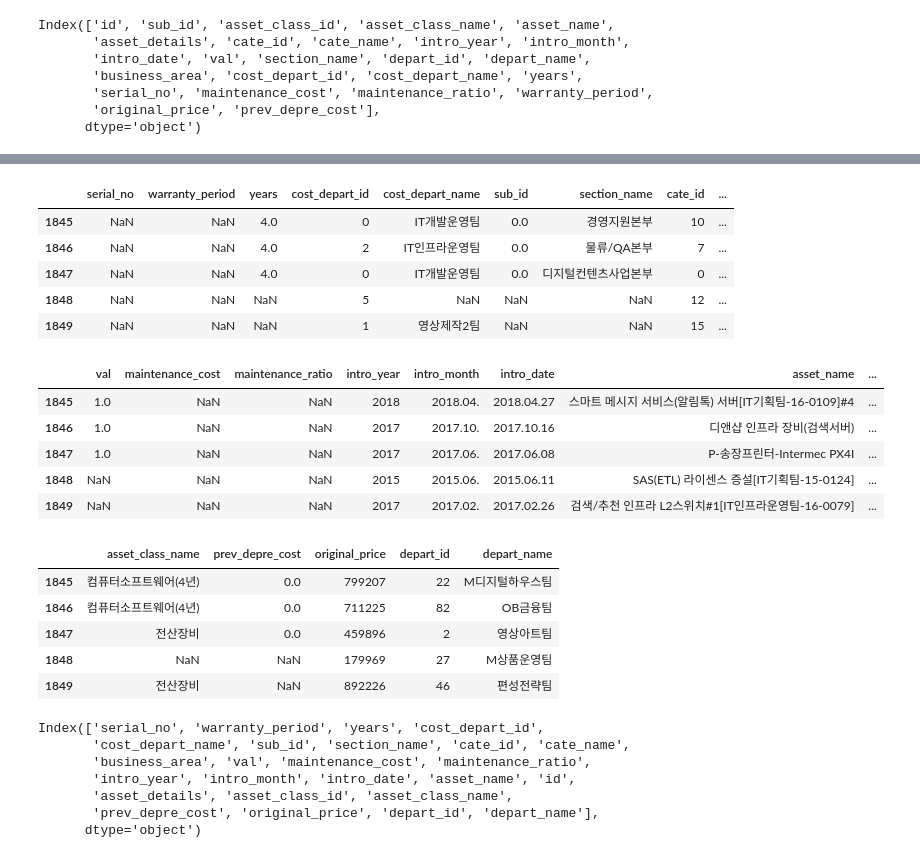
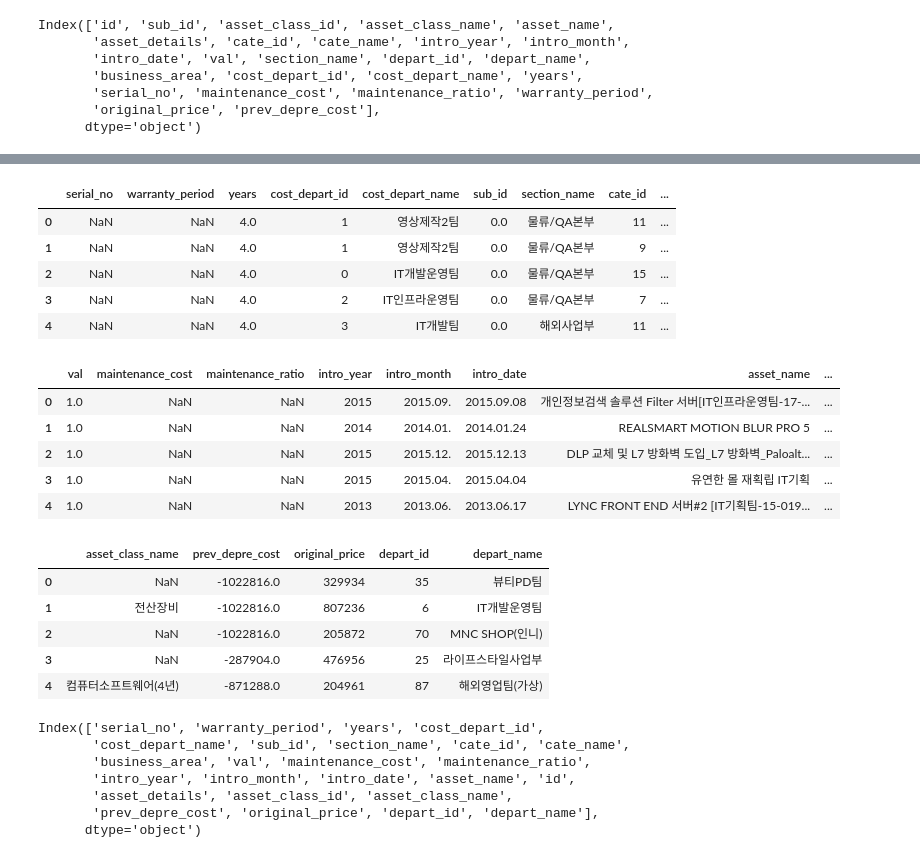
Before and after one commit to joonable/playground, a Jupyter notebook: depreciation_cost/depreciation_cost.ipynb, the cells around one changed output, grey strips where cells are left out. Cells and saved outputs as stored; diff of their text form; code cells hidden in the pictures.

```diff
--- a/depreciation_cost/depreciation_cost.ipynb
+++ b/depreciation_cost/depreciation_cost.ipynb
@@ -102,32 +102,32 @@ depart_name          1840 non-null object
 dtypes: float64(8), int64(6), object(11)
 memory usage: 375.8+ KB
 # %%
-df.loc[:, df.columns[:10]].tail()
+df.loc[:, df.columns[:10]].head()
 # %% [output]
 |  | serial_no | warranty_period | years | cost_depart_id | cost_depart_name | sub_id | section_name | cate_id | ... |
-| 1845 | NaN | NaN | 4.0 | 0 | IT개발운영팀 | 0.0 | 경영지원본부 | 10 | ... |
-| 1846 | NaN | NaN | 4.0 | 2 | IT인프라운영팀 | 0.0 | 물류/QA본부 | 7 | ... |
-| 1847 | NaN | NaN | 4.0 | 0 | IT개발운영팀 | 0.0 | 디지털컨텐츠사업본부 | 0 | ... |
-| 1848 | NaN | NaN | NaN | 5 | NaN | NaN | NaN | 12 | ... |
-| 1849 | NaN | NaN | NaN | 1 | 영상제작2팀 | NaN | NaN | 15 | ... |
+| 0 | NaN | NaN | 4.0 | 1 | 영상제작2팀 | 0.0 | 물류/QA본부 | 11 | ... |
+| 1 | NaN | NaN | 4.0 | 1 | 영상제작2팀 | 0.0 | 물류/QA본부 | 9 | ... |
+| 2 | NaN | NaN | 4.0 | 0 | IT개발운영팀 | 0.0 | 물류/QA본부 | 15 | ... |
+| 3 | NaN | NaN | 4.0 | 2 | IT인프라운영팀 | 0.0 | 물류/QA본부 | 7 | ... |
+| 4 | NaN | NaN | 4.0 | 3 | IT개발팀 | 0.0 | 해외사업부 | 11 | ... |
 # %%
-df.loc[:, df.columns[10:20]].tail()
+df.loc[:, df.columns[10:20]].head()
 # %% [output]
 |  | val | maintenance_cost | maintenance_ratio | intro_year | intro_month | intro_date | asset_name | ... |
-| 1845 | 1.0 | NaN | NaN | 2018 | 2018.04. | 2018.04.27 | 스마트 메시지 서비스(알림톡) 서버[IT기획팀-16-0109]#4 | ... |
-| 1846 | 1.0 | NaN | NaN | 2017 | 2017.10. | 2017.10.16 | 디앤샵 인프라 장비(검색서버) | ... |
-| 1847 | 1.0 | NaN | NaN | 2017 | 2017.06. | 2017.06.08 | P-송장프린터-Intermec PX4I | ... |
-| 1848 | NaN | NaN | NaN | 2015 | 2015.06. | 2015.06.11 | SAS(ETL) 라이센스 증설[IT기획팀-15-0124] | ... |
-| 1849 | NaN | NaN | NaN | 2017 | 2017.02. | 2017.02.26 | 검색/추천 인프라 L2스위치#1[IT인프라운영팀-16-0079] | ... |
+| 0 | 1.0 | NaN | NaN | 2015 | 2015.09. | 2015.09.08 | 개인정보검색 솔루션 Filter 서버[IT인프라운영팀-17-... | ... |
+| 1 | 1.0 | NaN | NaN | 2014 | 2014.01. | 2014.01.24 | REALSMART MOTION BLUR PRO 5 | ... |
+| 2 | 1.0 | NaN | NaN | 2015 | 2015.12. | 2015.12.13 | DLP 교체 및 L7 방화벽 도입_L7 방화벽_Paloalt... | ... |
+| 3 | 1.0 | NaN | NaN | 2015 | 2015.04. | 2015.04.04 | 유연한 몰 재획립 IT기획 | ... |
+| 4 | 1.0 | NaN | NaN | 2013 | 2013.06. | 2013.06.17 | LYNC FRONT END 서버#2 [IT기획팀-15-019... | ... |
 # %%
-df.loc[:, df.columns[20:]].tail()
+df.loc[:, df.columns[20:]].head()
 # %% [output]
 |  | asset_class_name | prev_depre_cost | original_price | depart_id | depart_name |
-| 1845 | 컴퓨터소프트웨어(4년) | 0.0 | 799207 | 22 | M디지털하우스팀 |
-| 1846 | 컴퓨터소프트웨어(4년) | 0.0 | 711225 | 82 | OB금융팀 |
-| 1847 | 전산장비 | 0.0 | 459896 | 2 | 영상아트팀 |
-| 1848 | NaN | NaN | 179969 | 27 | M상품운영팀 |
-| 1849 | 전산장비 | NaN | 892226 | 46 | 편성전략팀 |
+| 0 | NaN | -1022816.0 | 329934 | 35 | 뷰티PD팀 |
+| 1 | 전산장비 | -1022816.0 | 807236 | 6 | IT개발운영팀 |
+| 2 | NaN | -1022816.0 | 205872 | 70 | MNC SHOP(인니) |
+| 3 | NaN | -287904.0 | 476956 | 25 | 라이프스타일사업부 |
+| 4 | 컴퓨터소프트웨어(4년) | -871288.0 | 204961 | 87 | 해외영업팀(가상) |
 # %%
 df.columns
 # %% [output]
```
Also changed, not shown: parts of 16 cells of this notebook.
